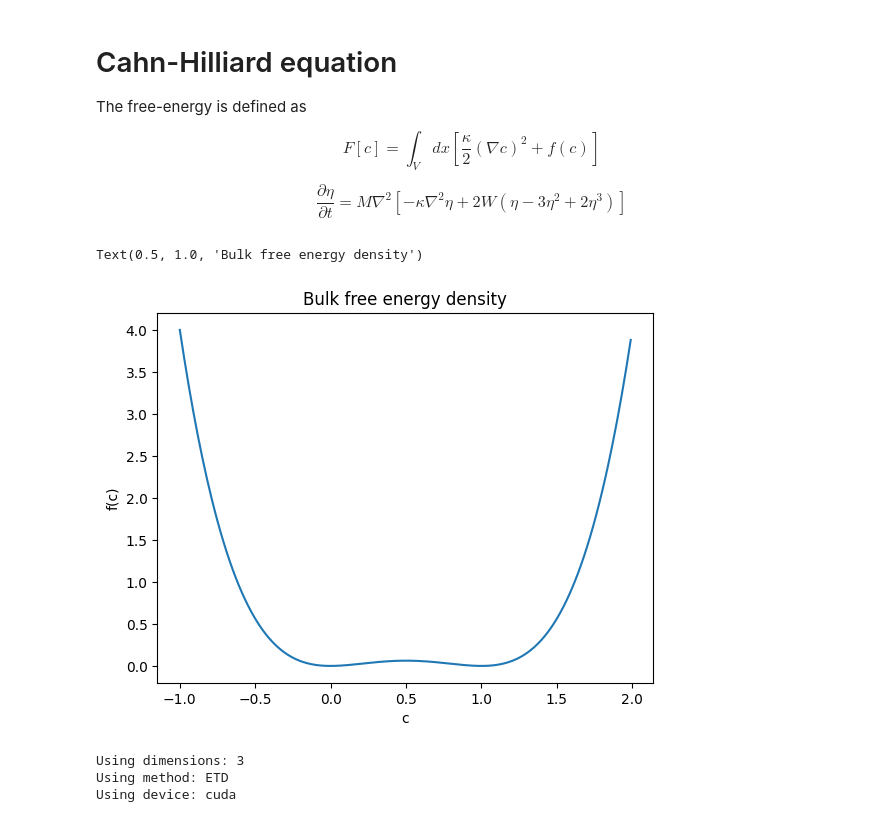
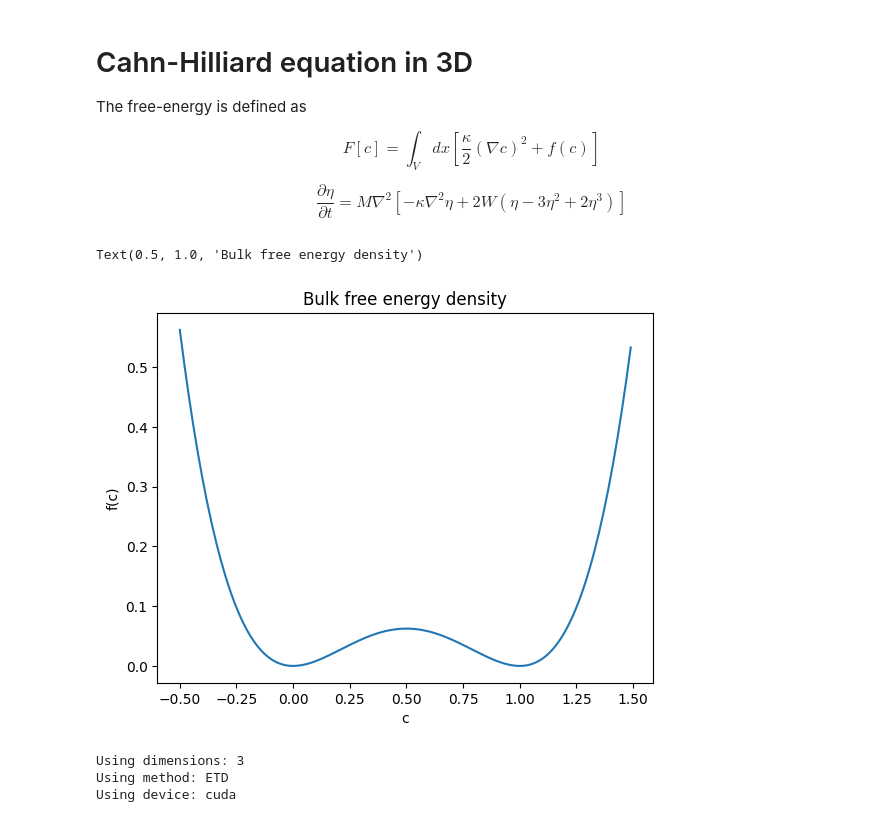
Before and after one commit to elvissoares/spectralETD, a Jupyter notebook: examples/CH3d.ipynb, the cells around one changed output. Cells and saved outputs as stored; diff of their text form; code cells hidden in the pictures.

```diff
--- a/CH3d.ipynb
+++ b/examples/CH3d.ipynb
@@ -7,5 +9,5 @@ from spectralETD import spectralETD
 # %% [markdown]
-# Cahn-Hilliard equation
+# Cahn-Hilliard equation in 3D
 
 The free-energy is defined as
 
@@ -21,15 +23,15 @@ kappa = 0.1 #gradient coeficient
 def fbulk(c):
     return W*c**2*(1-c)**2
 # %%
-c = np.arange(-1, 2.0, 0.01)
+c = np.arange(-0.5, 1.5, 0.01)
 f = fbulk(c)
 plt.plot(c, f, label='f(c)')
 plt.xlabel('c')
 plt.ylabel('f(c)')
 plt.title('Bulk free energy density')
 # %% [output]
 Text(0.5, 1.0, 'Bulk free energy density')
-[figure, old version]
+[figure, new version]
 # %%
 CH = spectralETD(ndim=3,method='ETD',device='cuda')
 # %% [output]
```
Also changed, not shown: parts of 1 cell of this notebook, 9 other files.
